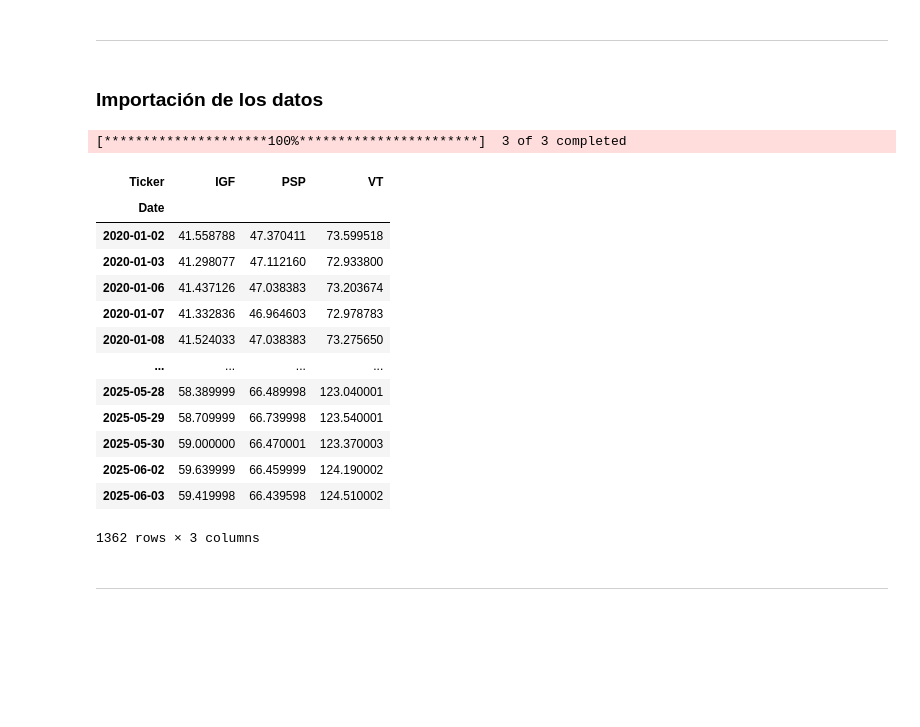
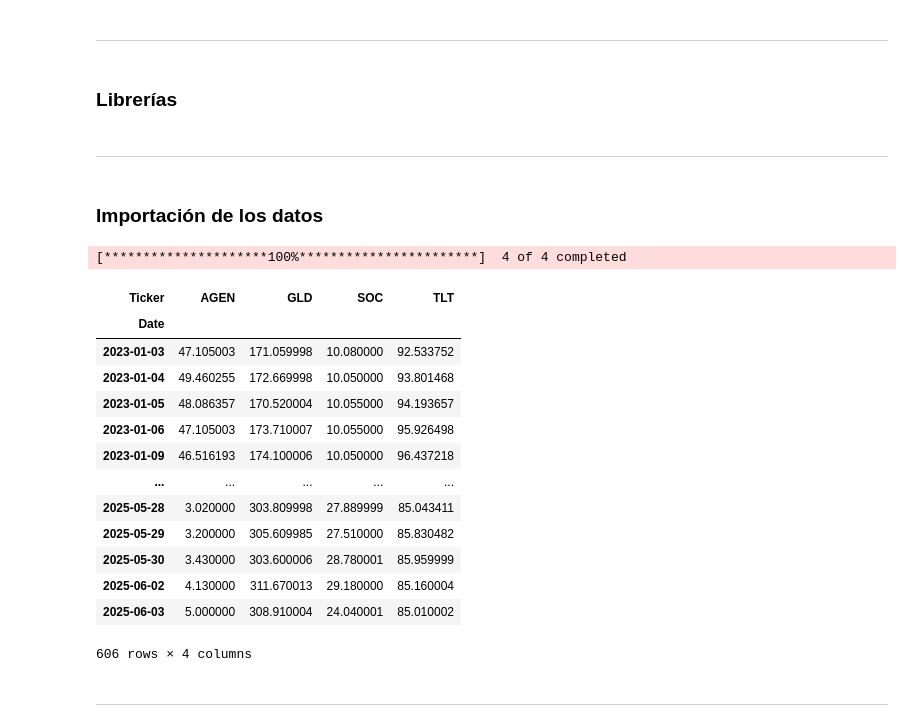
Before and after one commit to ppmelch/Portafolios-de-Inversi-n, a Jupyter notebook: Tarea/T 2.ipynb, the cells around one changed output. Cells and saved outputs as stored; diff of their text form; code cells hidden in the pictures; blank space fills up the shorter version.

```diff
--- a/Tarea/T 2.ipynb
+++ b/Tarea/T 2.ipynb
@@ -23,2 +46,4 @@ import matplotlib.pyplot as plt
 # %% [markdown]
 ---
+# %% [markdown]
+### Librerías
@@ -25,24 +55,26 @@ import matplotlib.pyplot as plt
+# %% [markdown]
+---
 # %% [markdown]
 ### Importación de los datos
 # %%
-prices = yf.download(['VT','IGF','PSP'] ,start='2020-01-01')['Close']
+prices = yf.download(['GLD','AGEN','SOC','TLT'] ,start='2023-01-01')['Close']
 prices
 # %% [output]
-[*********************100%***********************]  3 of 3 completed
+[*********************100%***********************]  4 of 4 completed
-| Ticker | IGF | PSP | VT |
-| Date |  |  |  |
-| 2020-01-02 | 41.558788 | 47.370411 | 73.599518 |
-| 2020-01-03 | 41.298077 | 47.112160 | 72.933800 |
-| 2020-01-06 | 41.437126 | 47.038383 | 73.203674 |
-| 2020-01-07 | 41.332836 | 46.964603 | 72.978783 |
-| 2020-01-08 | 41.524033 | 47.038383 | 73.275650 |
-| ... | ... | ... | ... |
-| 2025-05-28 | 58.389999 | 66.489998 | 123.040001 |
-| 2025-05-29 | 58.709999 | 66.739998 | 123.540001 |
-| 2025-05-30 | 59.000000 | 66.470001 | 123.370003 |
-| 2025-06-02 | 59.639999 | 66.459999 | 124.190002 |
-| 2025-06-03 | 59.419998 | 66.439598 | 124.510002 |
+| Ticker | AGEN | GLD | SOC | TLT |
+| Date |  |  |  |  |
+| 2023-01-03 | 47.105003 | 171.059998 | 10.080000 | 92.533752 |
+| 2023-01-04 | 49.460255 | 172.669998 | 10.050000 | 93.801468 |
+| 2023-01-05 | 48.086357 | 170.520004 | 10.055000 | 94.193657 |
+| 2023-01-06 | 47.105003 | 173.710007 | 10.055000 | 95.926498 |
+| 2023-01-09 | 46.516193 | 174.100006 | 10.050000 | 96.437218 |
+| ... | ... | ... | ... | ... |
+| 2025-05-28 | 3.020000 | 303.809998 | 27.889999 | 85.043411 |
+| 2025-05-29 | 3.200000 | 305.609985 | 27.510000 | 85.830482 |
+| 2025-05-30 | 3.430000 | 303.600006 | 28.780001 | 85.959999 |
+| 2025-06-02 | 4.130000 | 311.670013 | 29.180000 | 85.160004 |
+| 2025-06-03 | 5.000000 | 308.910004 | 24.040001 | 85.010002 |
-1362 rows × 3 columns
+606 rows × 4 columns
 # %% [markdown]
 ---
 # %% [markdown]
```
Also changed, not shown: parts of 29 cells of this notebook.
